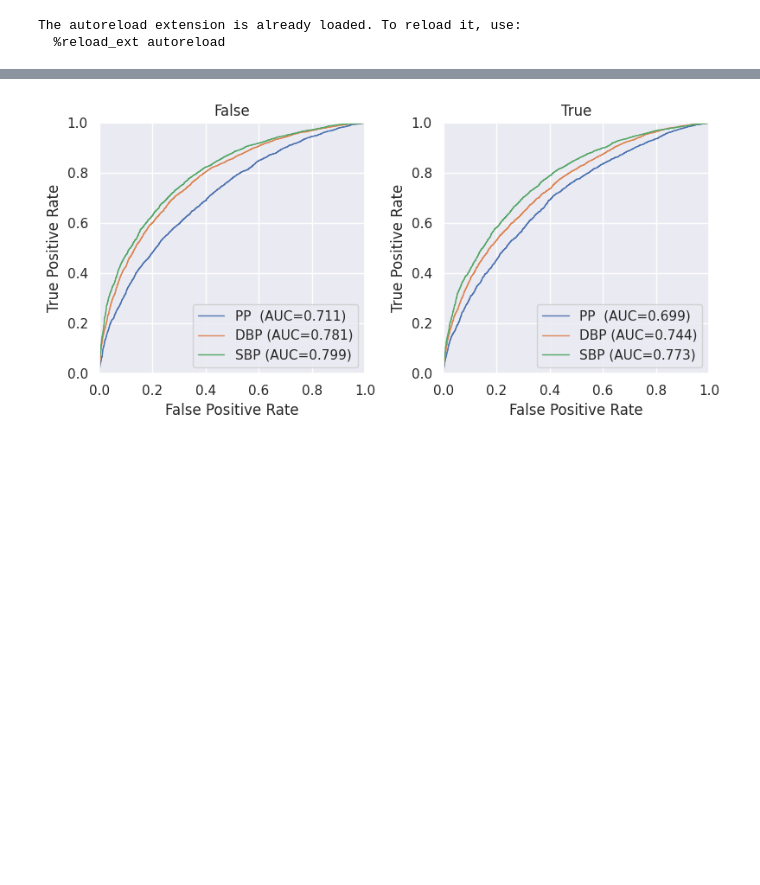
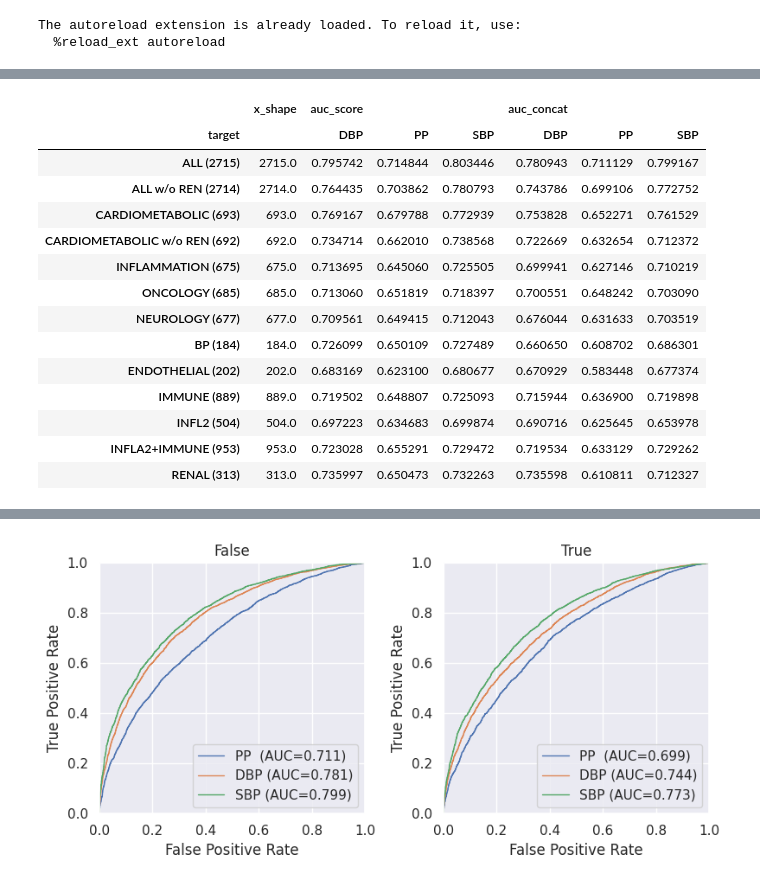
Before and after one commit to ipolharvard/biobank_olink, a Jupyter notebook: notebooks/exp_two_extremes.ipynb, the cells around one changed output, grey strips where cells are left out. Saved outputs shown, nothing was run; the diff lists cells and outputs as text; code cells hidden in the pictures; blank space fills up the shorter version.

```diff
--- a/notebooks/exp_two_extremes.ipynb
+++ b/notebooks/exp_two_extremes.ipynb
@@ -48,4 +49,52 @@ results.groupby(["panel", "target", "no_ren"], dropna=False).agg(**agg_values,
 | RENAL | DBP | False | 0.735997 | 307.0 | 254.2 | 3966.0 | 5 |
 |  | PP | False | 0.650473 | 306.8 | 249.8 | 3258.2 | 5 |
 |  | SBP | False | 0.732263 | 313.4 | 255.8 | 3049.2 | 5 |
+# %%
+results_gb = results.groupby(["panel", "target", "no_ren"], as_index=False)
+results_aucs = results_gb.agg({
+    "auc_score": "mean",
+    "x_shape": lambda v: v.values[0][1] if len(v.dropna()) > 0 else np.nan,
+    "y_test": lambda v: np.concatenate(v.values),
+    "y_proba": lambda v: np.concatenate(v.values),
+})
+results_aucs["auc_concat"] = results_aucs.apply(
+    lambda row: roc_auc_score(row["y_test"], row["y_proba"]), axis=1)
+results_aucs["exp_case"] = results_aucs.panel + results_aucs.no_ren.map(
+    lambda v: " w/o REN" if v else "")
+exp_col_num = results_aucs.loc[results_aucs.target == "PP"].groupby(["exp_case"]).x_shape.first()
+results_aucs["x_shape"] = results_aucs.exp_case.map(exp_col_num)
+results_aucs = results_aucs.pivot(index=["exp_case", "x_shape"], columns="target",
+                                  values=["auc_score", "auc_concat"])
+column_order = ["SBP", "DBP", "PP"]
+index_order = [
+    "ALL",
+    "ALL w/o REN",
+    "CARDIOMETABOLIC",
+    "CARDIOMETABOLIC w/o REN",
+    "INFLAMMATION",
+    "ONCOLOGY",
+    "NEUROLOGY",
+]
+commercial_panels_num = len(index_order)
+index_order += [panel for panel in results_aucs.index.get_level_values(0).unique() if panel not in index_order]
+
+results_aucs = results_aucs.reset_index(1).loc[index_order]
+results_aucs.index += results_aucs.x_shape.astype(int).map(lambda v: f" ({v})")
+results_aucs
+# %% [output]
+|  | x_shape | auc_score |  |  | auc_concat |  |  |
+| target |  | DBP | PP | SBP | DBP | PP | SBP |
+| ALL (2715) | 2715.0 | 0.795742 | 0.714844 | 0.803446 | 0.780943 | 0.711129 | 0.799167 |
+| ALL w/o REN (2714) | 2714.0 | 0.764435 | 0.703862 | 0.780793 | 0.743786 | 0.699106 | 0.772752 |
+| CARDIOMETABOLIC (693) | 693.0 | 0.769167 | 0.679788 | 0.772939 | 0.753828 | 0.652271 | 0.761529 |
+| CARDIOMETABOLIC w/o REN (692) | 692.0 | 0.734714 | 0.662010 | 0.738568 | 0.722669 | 0.632654 | 0.712372 |
+| INFLAMMATION (675) | 675.0 | 0.713695 | 0.645060 | 0.725505 | 0.699941 | 0.627146 | 0.710219 |
+| ONCOLOGY (685) | 685.0 | 0.713060 | 0.651819 | 0.718397 | 0.700551 | 0.648242 | 0.703090 |
+| NEUROLOGY (677) | 677.0 | 0.709561 | 0.649415 | 0.712043 | 0.676044 | 0.631633 | 0.703519 |
+| BP (184) | 184.0 | 0.726099 | 0.650109 | 0.727489 | 0.660650 | 0.608702 | 0.686301 |
+| ENDOTHELIAL (202) | 202.0 | 0.683169 | 0.623100 | 0.680677 | 0.670929 | 0.583448 | 0.677374 |
+| IMMUNE (889) | 889.0 | 0.719502 | 0.648807 | 0.725093 | 0.715944 | 0.636900 | 0.719898 |
+| INFL2 (504) | 504.0 | 0.697223 | 0.634683 | 0.699874 | 0.690716 | 0.625645 | 0.653978 |
+| INFLA2+IMMUNE (953) | 953.0 | 0.723028 | 0.655291 | 0.729472 | 0.719534 | 0.633129 | 0.729262 |
+| RENAL (313) | 313.0 | 0.735997 | 0.650473 | 0.732263 | 0.735598 | 0.610811 | 0.712327 |
 # %%
```
Also changed, not shown: parts of 2 cells of this notebook, 2 other files.
